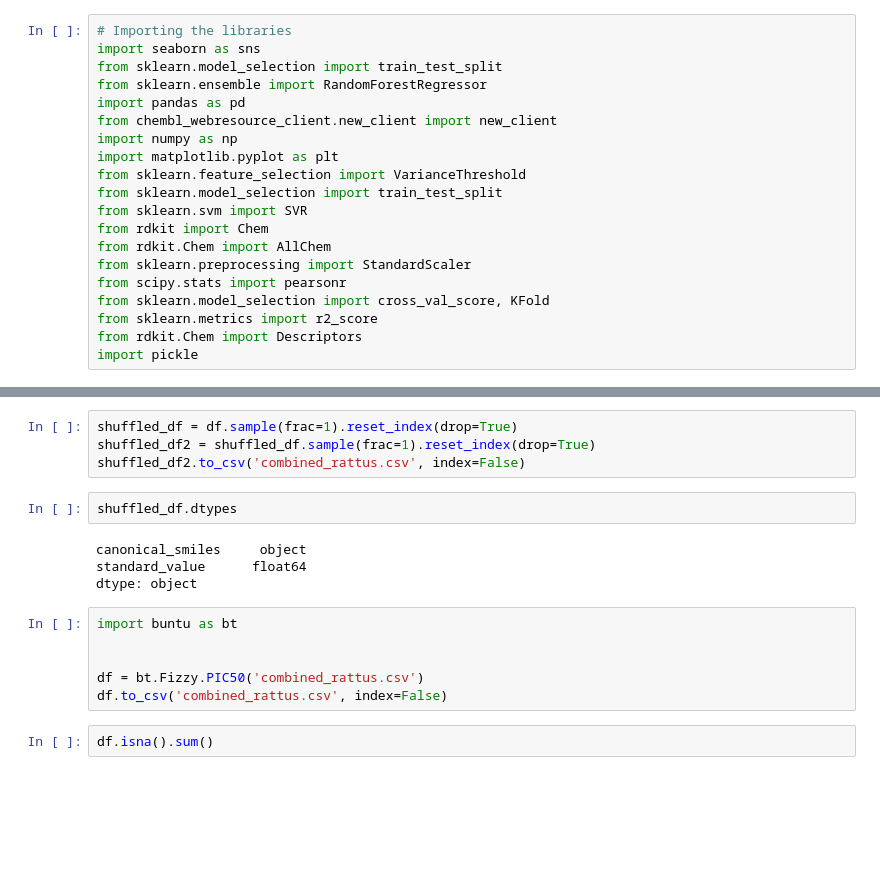
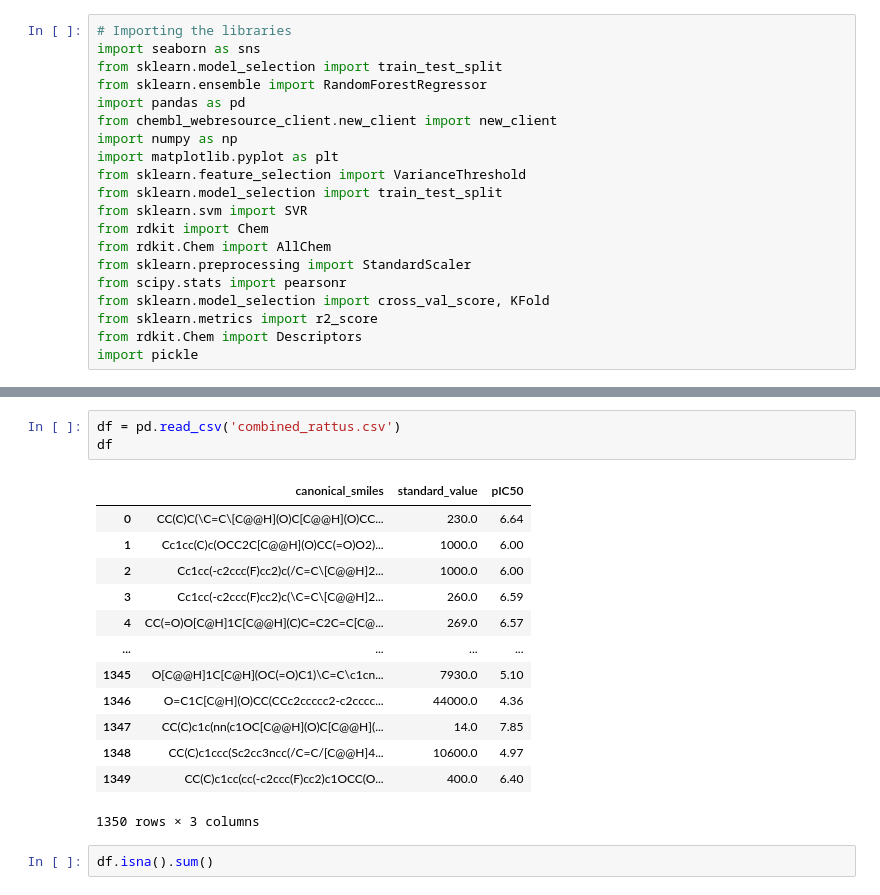
Before and after one commit to Olabuntu/HMG-COA, a Jupyter notebook: work.ipynb, the cells around one changed output, grey strips where cells are left out. Saved outputs shown, nothing was run; the diff lists cells and outputs as text; blank space fills up the shorter version.

```diff
--- a/work.ipynb
+++ b/work.ipynb
@@ -92,19 +36,20 @@ display(df)
-# %%
-shuffled_df = df.sample(frac=1).reset_index(drop=True)
-shuffled_df2 = shuffled_df.sample(frac=1).reset_index(drop=True)
-shuffled_df2.to_csv('combined_rattus.csv', index=False)
-# %%
-shuffled_df.dtypes
-# %% [output]
-canonical_smiles     object
-standard_value      float64
-dtype: object
-# %%
-import buntu as bt
-
-
-df = bt.Fizzy.PIC50('combined_rattus.csv')
-df.to_csv('combined_rattus.csv', index=False)
+# %%
+df = pd.read_csv('combined_rattus.csv')
+df
+# %% [output]
+|  | canonical_smiles | standard_value | pIC50 |
+| 0 | CC(C)C(\C=C\[C@@H](O)C[C@@H](O)CC... | 230.0 | 6.64 |
+| 1 | Cc1cc(C)c(OCC2C[C@@H](O)CC(=O)O2)... | 1000.0 | 6.00 |
+| 2 | Cc1cc(-c2ccc(F)cc2)c(/C=C\[C@@H]2... | 1000.0 | 6.00 |
+| 3 | Cc1cc(-c2ccc(F)cc2)c(\C=C\[C@@H]2... | 260.0 | 6.59 |
+| 4 | CC(=O)O[C@H]1C[C@@H](C)C=C2C=C[C@... | 269.0 | 6.57 |
+| ... | ... | ... | ... |
+| 1345 | O[C@@H]1C[C@H](OC(=O)C1)\C=C\c1cn... | 7930.0 | 5.10 |
+| 1346 | O=C1C[C@H](O)CC(CCc2ccccc2-c2cccc... | 44000.0 | 4.36 |
+| 1347 | CC(C)c1c(nn(c1OC[C@@H](O)C[C@@H](... | 14.0 | 7.85 |
+| 1348 | CC(C)c1ccc(Sc2cc3ncc(/C=C/[C@@H]4... | 10600.0 | 4.97 |
+| 1349 | CC(C)c1cc(cc(-c2ccc(F)cc2)c1OCC(O... | 400.0 | 6.40 |
+1350 rows × 3 columns
 # %%
 df.isna().sum()
 # %% [output]
```
Also changed, not shown: parts of 16 cells of this notebook.
